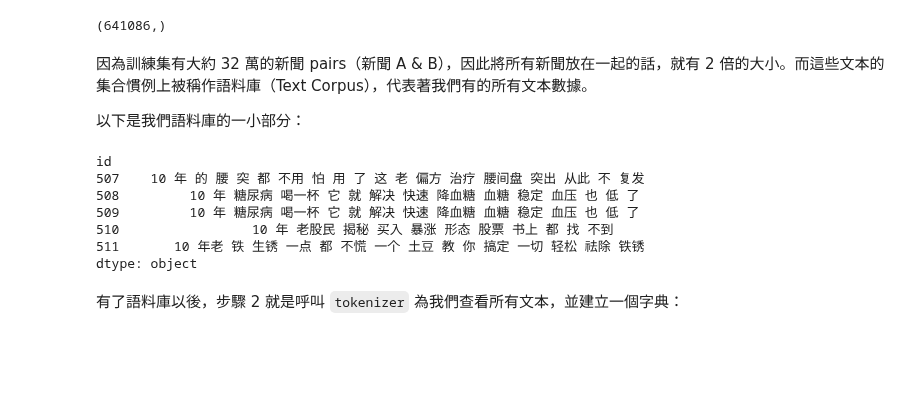
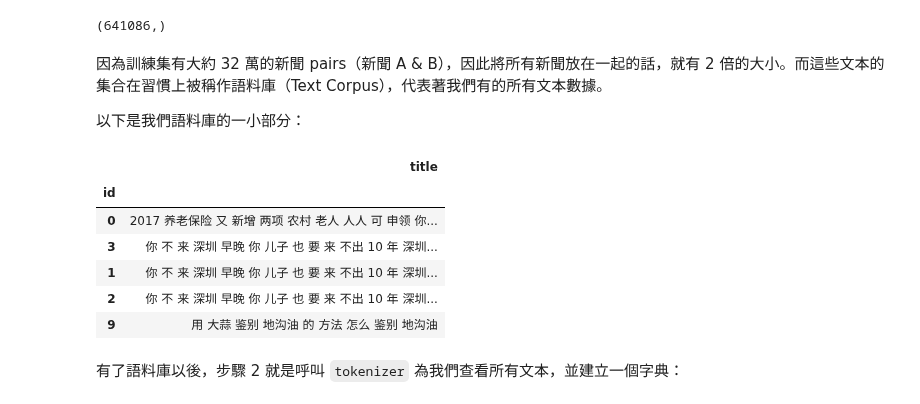
Before and after one commit to leemengtw/leemengtaiwan.github.io, a Jupyter notebook: notebooks/how-i-use-nlp-and-keras-to-identify-fake-news-and-got-top-30-on-my-first-kaggle-competition.ipynb, the cells around one changed output. Drawn from its saved outputs; the diff is of its cells as text; code cells hidden in the pictures; blank space fills up the shorter version.

```diff
--- a/notebooks/how-i-use-nlp-and-keras-to-identify-fake-news-and-got-top-30-on-my-first-kaggle-competition.ipynb
+++ b/notebooks/how-i-use-nlp-and-keras-to-identify-fake-news-and-got-top-30-on-my-first-kaggle-competition.ipynb
@@ -388,24 +399,26 @@ Tokenizer 顧名思義，即是將一段文字轉換成一系列的詞彙（Toke
 # %%
 corpus_x1 = train.title1_tokenized
 corpus_x2 = train.title2_tokenized
-corpus = pd.concat([corpus_x1, corpus_x2])
+corpus = pd.concat([
+    corpus_x1, corpus_x2])
 corpus.shape
 # %% [output]
 (641086,)
 # %% [markdown]
-因為訓練集有大約 32 萬的新聞 pairs（新聞 A & B），因此將所有新聞放在一起的話，就有 2 倍的大小。而這些文本的集合慣例上被稱作語料庫（Text Corpus），代表著我們有的所有文本數據。
+因為訓練集有大約 32 萬的新聞 pairs（新聞 A & B），因此將所有新聞放在一起的話，就有 2 倍的大小。而這些文本的集合在習慣上被稱作語料庫（Text Corpus），代表著我們有的所有文本數據。
 
 以下是我們語料庫的一小部分：
-# %%
-corpus.iloc[505:510]
-# %% [output]
-id
-507    10 年 的 腰 突 都 不用 怕 用 了 这 老 偏方 治疗 腰间盘 突出 从此 不 复发
-508         10 年 糖尿病 喝一杯 它 就 解决 快速 降血糖 血糖 稳定 血压 也 低 了
-509         10 年 糖尿病 喝一杯 它 就 解决 快速 降血糖 血糖 稳定 血压 也 低 了
-510                 10 年 老股民 揭秘 买入 暴涨 形态 股票 书上 都 找 不到
-511       10 年老 铁 生锈 一点 都 不慌 一个 土豆 教 你 搞定 一切 轻松 祛除 铁锈
-dtype: object
+# %%
+pd.DataFrame(corpus.iloc[:5],
+             columns=['title'])
+# %% [output]
+|  | title |
+| id |  |
+| 0 | 2017 养老保险 又 新增 两项 农村 老人 人人 可 申领 你... |
+| 3 | 你 不 来 深圳 早晚 你 儿子 也 要 来 不出 10 年 深圳... |
+| 1 | 你 不 来 深圳 早晚 你 儿子 也 要 来 不出 10 年 深圳... |
+| 2 | 你 不 来 深圳 早晚 你 儿子 也 要 来 不出 10 年 深圳... |
+| 9 | 用 大蒜 鉴别 地沟油 的 方法 怎么 鉴别 地沟油 |
 # %% [markdown]
 有了語料庫以後，步驟 2 就是呼叫 `tokenizer` 為我們查看所有文本，並建立一個字典：
 # %%
```
Also changed, not shown: parts of 34 cells of this notebook, 30 other files.
